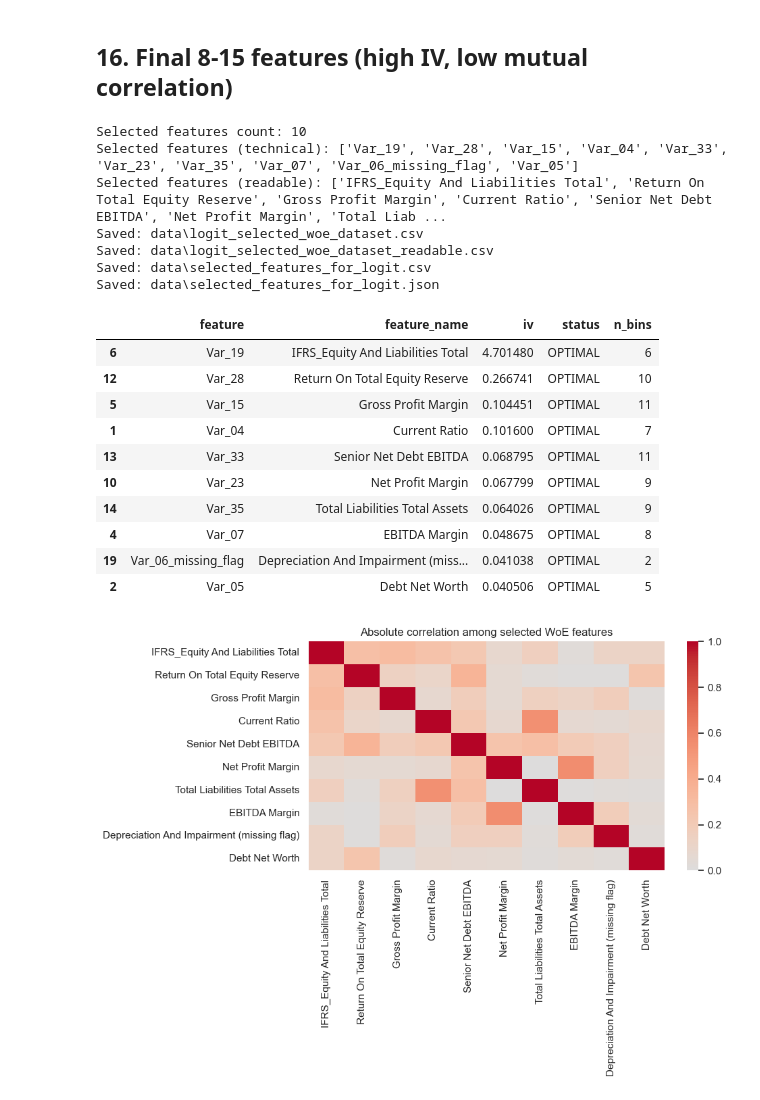
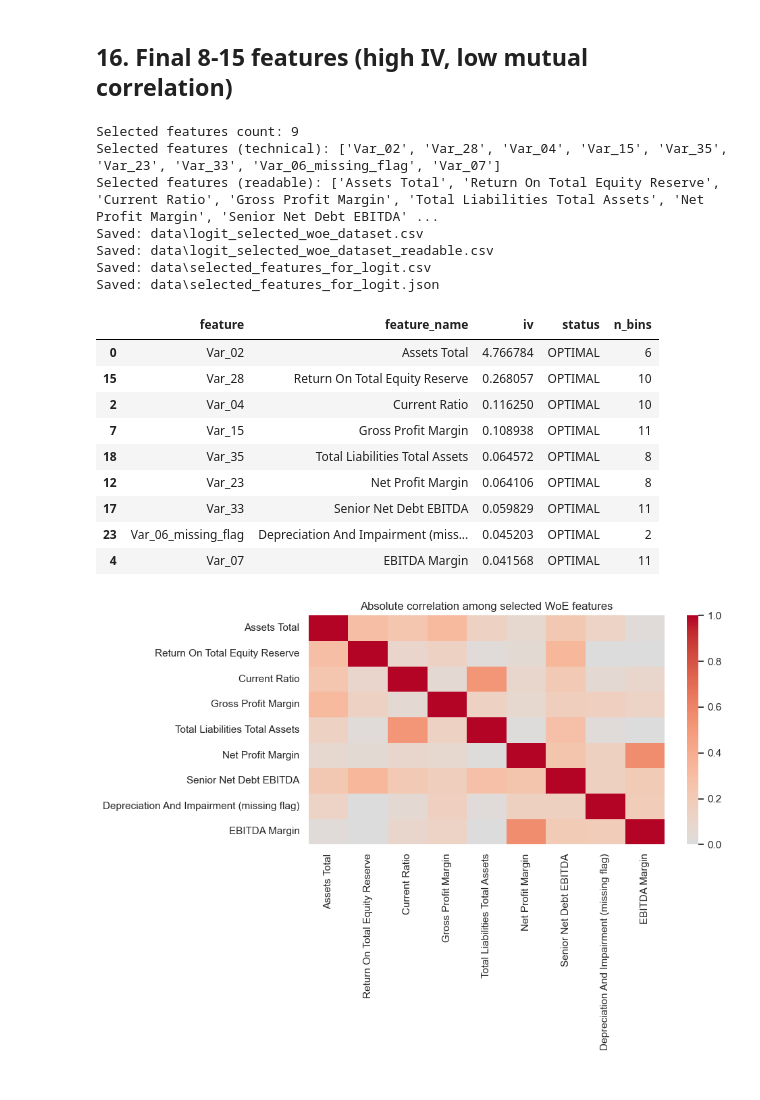
Before and after one commit to andrzej-zernaczuk/ING_hubs_predict_default, a Jupyter notebook: feature_engineering.ipynb, the cells around one changed output. Saved outputs shown, nothing was run; the diff lists cells and outputs as text; code cells hidden in the pictures.

Commit message:
proper data split

```diff
--- a/feature_engineering.ipynb
+++ b/feature_engineering.ipynb
@@ -24,7 +25,6 @@ import seaborn as sns
 import matplotlib.pyplot as plt
 
 from optbinning import OptimalBinning
-from sklearn.model_selection import train_test_split
 from statsmodels.stats.outliers_influence import variance_inflation_factor
 
 warnings.filterwarnings("ignore")
@@ -44,8 +44,11 @@ IV_MIN = 0.02
 FINAL_FEATURES_MIN = 8
 FINAL_FEATURES_MAX = 15
 RANDOM_STATE = 42
-VALID_SIZE = 0.2
 TEST_SIZE = 0.2
+
+# Choose which prepared split to use for modeling in this notebook.
+# Allowed values: "out_of_sample", "out_of_time".
+MODELING_SPLIT_STRATEGY = "out_of_time"
 
 NS = {"m": "http://schemas.openxmlformats.org/spreadsheetml/2006/main"}
 
@@ -622,7 +722,6 @@ def fit_optbinning_woe(
 
 
 X_train_vif = X_train[vif_features].copy()
-X_valid_vif = X_valid[vif_features].copy()
 X_test_vif = X_test[vif_features].copy()
 
 woe_train, iv_summary, optb_models, failed_optb = fit_optbinning_woe(X_train_vif, y_train, vif_features)
@@ -631,18 +730,15 @@ failed_optb_df = pd.DataFrame(failed_optb)
 if not failed_optb_df.empty:
     failed_optb_df.to_csv(OUTPUT_DIR / "optbinning_failed_features.csv", index=False)
 
-# Apply trained optbinning models to validation, test, and full modeling data.
-woe_valid = pd.DataFrame(index=X_valid_vif.index)
+# Apply trained optbinning models to test and full modeling data.
 woe_test = pd.DataFrame(index=X_test_vif.index)
 woe_full = pd.DataFrame(index=X.index)
 for feature, model in optb_models.items():
-    woe_valid[feature] = model.transform(X_valid_vif[feature].values, metric="woe")
     woe_test[feature] = model.transform(X_test_vif[feature].values, metric="woe")
     woe_full[feature] = model.transform(X[feature].values, metric="woe")
 
 iv_summary.to_csv(OUTPUT_DIR / "woe_iv_summary.csv", index=False)
 woe_train.to_csv(OUTPUT_DIR / "woe_train_features.csv", index=False)
-woe_valid.to_csv(OUTPUT_DIR / "woe_valid_features.csv", index=False)
 woe_test.to_csv(OUTPUT_DIR / "woe_test_features.csv", index=False)
 
 print(f"Features entered binning: {len(vif_features)}")
@@ -743,15 +838,11 @@ selected_table = selected_table.sort_values("iv", ascending=False)
 
 # Prepare logistic-ready WoE dataset and keep split labels for leakage-safe downstream modeling.
 id_date_target = [c for c in [ID_COL, DATE_COL, TARGET_COL] if c in model_df.columns]
-split_series = pd.Series(index=model_df.index, dtype="string")
-split_series.loc[X_train.index] = "train"
-split_series.loc[X_valid.index] = "validation"
-split_series.loc[X_test.index] = "test"
 
 logit_dataset = pd.concat(
     [
         model_df[id_date_target].reset_index(drop=True),
-        split_series.reindex(model_df.index).rename("data_split").reset_index(drop=True),
+        model_df["split"].rename("data_split").reset_index(drop=True),
         woe_full[selected_features].reset_index(drop=True),
     ],
     axis=1,
@@ -778,6 +869,7 @@ selected_features_json_path.write_text(
                 "iv_min": IV_MIN,
                 "final_features_min": FINAL_FEATURES_MIN,
                 "final_features_max": FINAL_FEATURES_MAX,
+                "modeling_split_strategy": MODELING_SPLIT_STRATEGY,
             },
         },
         indent=2,
@@ -791,44 +883,43 @@ print(f"Selected features (readable): {selected_features_readable}")
 print(f"Saved: {logit_dataset_path}")
 print(f"Saved: {logit_dataset_readable_path}")
 print(f"Saved: {selected_features_csv_path}")
 print(f"Saved: {selected_features_json_path}")
 
 display(selected_table[["feature", "feature_name", "iv", "status", "n_bins"]])
 
 if selected_features:
     plot_corr = woe_corr.loc[selected_features, selected_features].copy()
     plot_corr.index = [feature_display_name(c) for c in plot_corr.index]
     plot_corr.columns = [feature_display_name(c) for c in plot_corr.columns]
 
     plt.figure(figsize=(10, 7))
     sns.heatmap(
         plot_corr,
         cmap="coolwarm",
         center=0,
         vmin=0,
         vmax=1,
         annot=False,
     )
     plt.title("Absolute correlation among selected WoE features")
     plt.tight_layout()
     plt.show()
 # %% [output]
-Selected features count: 10
-Selected features (technical): ['Var_19', 'Var_28', 'Var_15', 'Var_04', 'Var_33', 'Var_23', 'Var_35', 'Var_07', 'Var_06_missing_flag', 'Var_05']
-Selected features (readable): ['IFRS_Equity And Liabilities Total', 'Return On Total Equity Reserve', 'Gross Profit Margin', 'Current Ratio', 'Senior Net Debt EBITDA', 'Net Profit Margin', 'Total Liab ...
+Selected features count: 9
+Selected features (technical): ['Var_02', 'Var_28', 'Var_04', 'Var_15', 'Var_35', 'Var_23', 'Var_33', 'Var_06_missing_flag', 'Var_07']
+Selected features (readable): ['Assets Total', 'Return On Total Equity Reserve', 'Current Ratio', 'Gross Profit Margin', 'Total Liabilities Total Assets', 'Net Profit Margin', 'Senior Net Debt EBITDA' ...
 Saved: data\logit_selected_woe_dataset.csv
 Saved: data\logit_selected_woe_dataset_readable.csv
 Saved: data\selected_features_for_logit.csv
 Saved: data\selected_features_for_logit.json
 |  | feature | feature_name | iv | status | n_bins |
-| 6 | Var_19 | IFRS_Equity And Liabilities Total | 4.701480 | OPTIMAL | 6 |
-| 12 | Var_28 | Return On Total Equity Reserve | 0.266741 | OPTIMAL | 10 |
-| 5 | Var_15 | Gross Profit Margin | 0.104451 | OPTIMAL | 11 |
-| 1 | Var_04 | Current Ratio | 0.101600 | OPTIMAL | 7 |
-| 13 | Var_33 | Senior Net Debt EBITDA | 0.068795 | OPTIMAL | 11 |
-| 10 | Var_23 | Net Profit Margin | 0.067799 | OPTIMAL | 9 |
-| 14 | Var_35 | Total Liabilities Total Assets | 0.064026 | OPTIMAL | 9 |
-| 4 | Var_07 | EBITDA Margin | 0.048675 | OPTIMAL | 8 |
-| 19 | Var_06_missing_flag | Depreciation And Impairment (miss... | 0.041038 | OPTIMAL | 2 |
-| 2 | Var_05 | Debt Net Worth | 0.040506 | OPTIMAL | 5 |
+| 0 | Var_02 | Assets Total | 4.766784 | OPTIMAL | 6 |
+| 15 | Var_28 | Return On Total Equity Reserve | 0.268057 | OPTIMAL | 10 |
+| 2 | Var_04 | Current Ratio | 0.116250 | OPTIMAL | 10 |
+| 7 | Var_15 | Gross Profit Margin | 0.108938 | OPTIMAL | 11 |
+| 18 | Var_35 | Total Liabilities Total Assets | 0.064572 | OPTIMAL | 8 |
+| 12 | Var_23 | Net Profit Margin | 0.064106 | OPTIMAL | 8 |
+| 17 | Var_33 | Senior Net Debt EBITDA | 0.059829 | OPTIMAL | 11 |
+| 23 | Var_06_missing_flag | Depreciation And Impairment (miss... | 0.045203 | OPTIMAL | 2 |
+| 4 | Var_07 | EBITDA Margin | 0.041568 | OPTIMAL | 11 |
-[figure, old version]
+[figure, new version]
```
Also changed, not shown: parts of 13 cells of this notebook, 17 other files.
